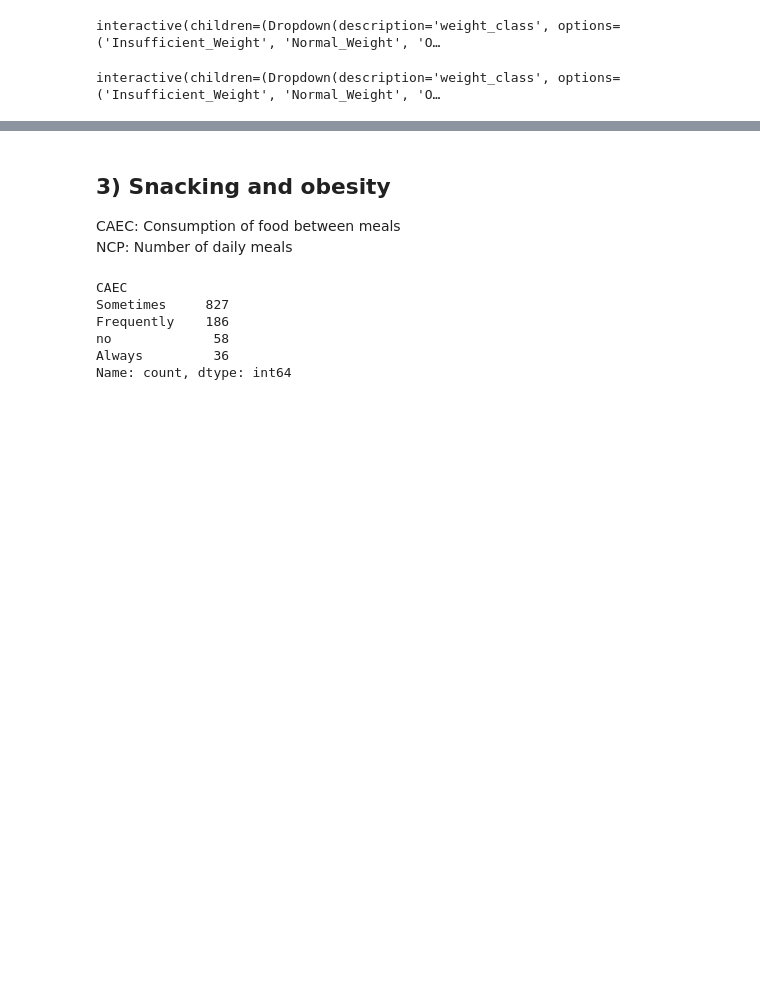
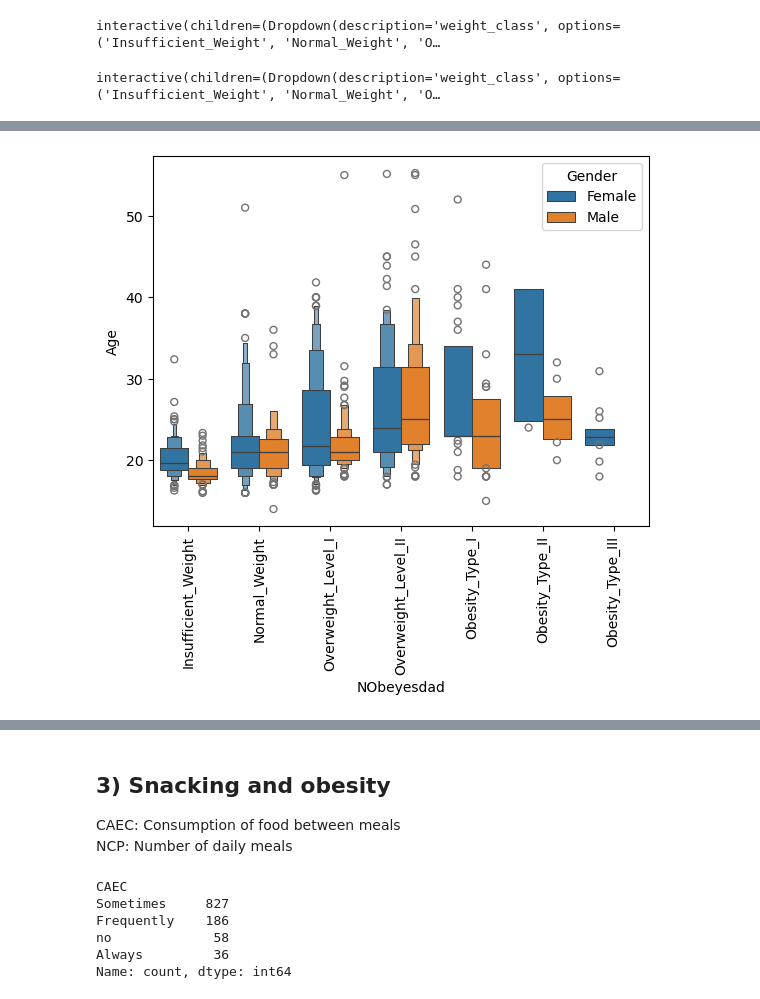
Before and after one commit to flylight-max/Individual_project_obesity, a Jupyter notebook: Untitled-2.ipynb, the cells around one changed output, grey strips where cells are left out. Drawn from its saved outputs; the diff is of its cells as text; code cells hidden in the pictures; blank space fills up the shorter version.

Commit message:
Still on the gender question

```diff
--- a/Untitled-2.ipynb
+++ b/Untitled-2.ipynb
@@ -1316,0 +1346,6 @@ interactive(children=(Dropdown(description='weight_class', options=('Insufficien
+# %%
+sns.boxenplot(x="NObeyesdad", y="Age", data=new_obesity, hue="Gender")
+plt.xticks(rotation=90)
+plt.show()
+# %% [output]
+[figure, added]
```
Also changed, not shown: parts of 32 cells of this notebook.
